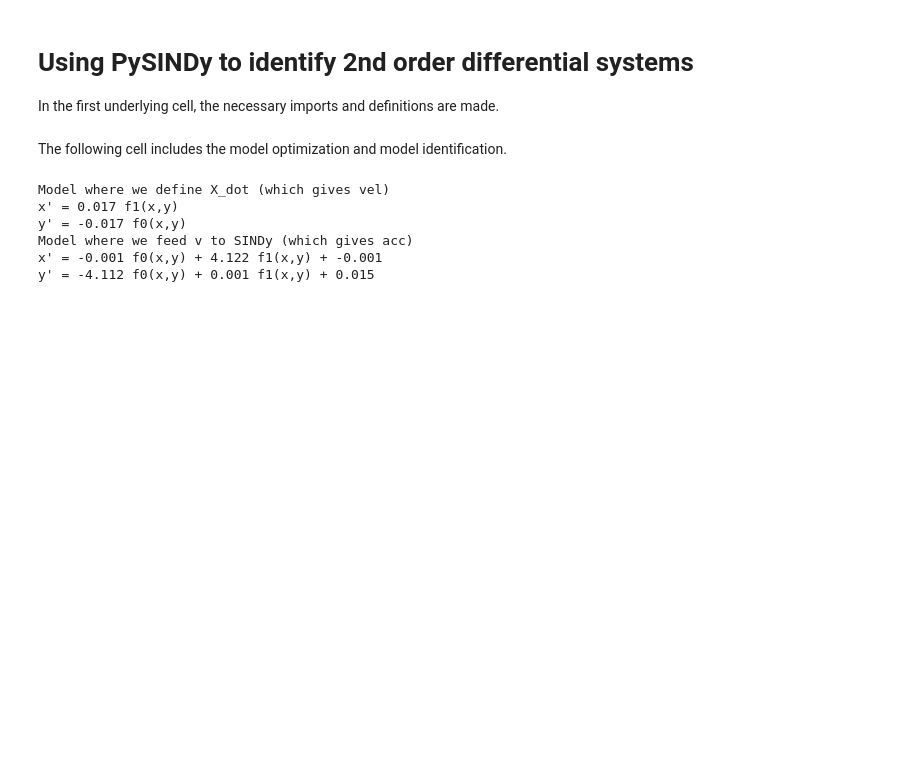
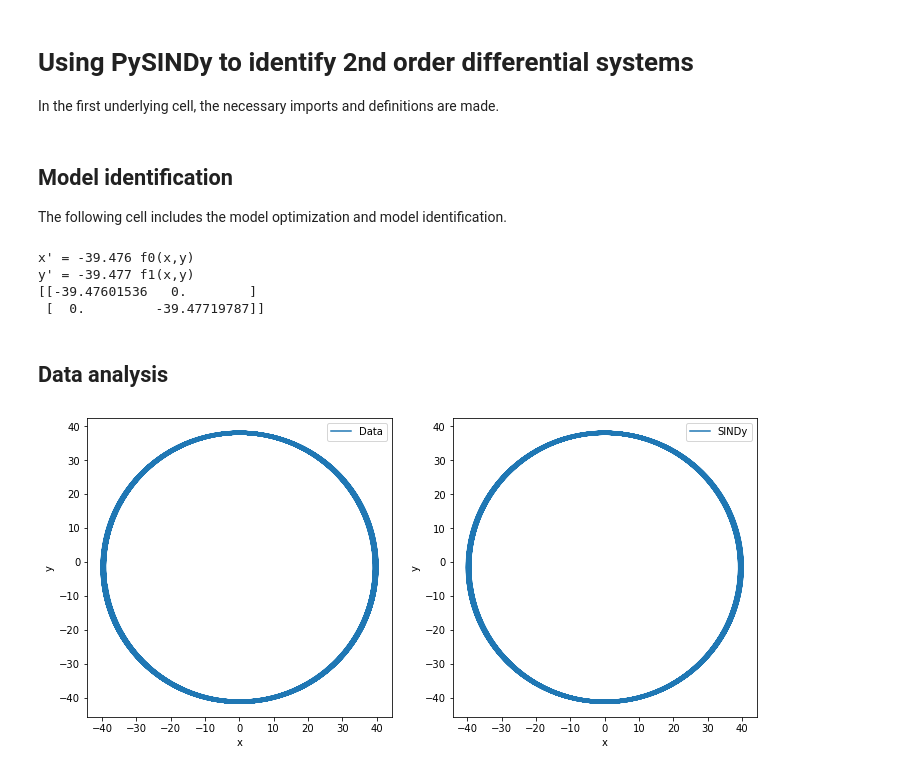
Before and after one commit to tobiashalling/SolarSINDy, a Jupyter notebook: SINDy pretty.ipynb, the cells around one changed output. Saved outputs shown, nothing was run; the diff lists cells and outputs as text; code cells hidden in the pictures; blank space fills up the shorter version.

```diff
--- a/SINDy pretty.ipynb
+++ b/SINDy pretty.ipynb
@@ -1,3 +1,12 @@
+# %%
+def plot(x, y, x_model, y_model):
+    fig, ax = plt.subplots(1, 2, figsize=(12, 5.5))
+    ax[0].plot(x, y, label='Data')
+    ax[1].plot(x_model, y_model, label='SINDy')
+    ax[0].set(xlabel='x', ylabel='y')
+    ax[1].set(xlabel='x', ylabel='y')
+    ax[0].legend()
+    ax[1].legend()
 # %% [markdown]
 # Using PySINDy to identify 2nd order differential systems
 
@@ -8,23 +17,23 @@ import numpy as np
 import matplotlib.pyplot as plt
 from pysindy.feature_library import ConcatLibrary, CustomLibrary
 
-x = np.load('earth_pos.npy')
-x = np.delete(x, 2, 1) # deletes z-coordinates
-v = np.load('earth_vel.npy')
-v = np.delete(v, 2, 1) # deletes z-coordinates
+x = np.load('t_earth_pos.npy')
+v = np.load('t_earth_vel.npy')
+a = np.load('t_earth_acc.npy')
 
 t = np.arange(0, x.shape[0], 1) # timesteps in days
 
 functions = [lambda x,y : x/(x**2+y**2)**(3/2), lambda x,y : y/(x**2+y**2)**(3/2)] # The specific functions we're looking for
 lib_custom = CustomLibrary(library_functions=functions) # defines the custom library we want to use
-lib_concat = ConcatLibrary([lib_custom])
 # %% [markdown]
+## Model identification
+
 The following cell includes the model optimization and model identification.
 # %%
-optimizer = ps.STLSQ(threshold=1e-15, fit_intercept=True)
+optimizer = ps.STLSQ(threshold=1)
 
 model = ps.SINDy(
-        feature_library = lib_concat,
+        feature_library = lib_custom,
         optimizer=optimizer,
         feature_names = ['x', 'y'])
 
@@ -32,17 +41,29 @@ xd = np.gradient(x[:, 0], t)
 yd = np.gradient(x[:, 1], t)
 dot = np.array([xd, yd]).T # .T is to transpose the array
 
-print('Model where we define X_dot (which gives vel)')
-model.fit(x, t=t, x_dot=dot)
+
+model.fit(x, t=t, x_dot=a)
 model.print()
-
-print('Model where we feed v to SINDy (which gives acc)')
-model.fit(v, t=t)
-model.print()
+coef = model.coefficients()
+print(coef)
 # %% [output]
-Model where we define X_dot (which gives vel)
-x' = 0.017 f1(x,y)
-y' = -0.017 f0(x,y)
-Model where we feed v to SINDy (which gives acc)
-x' = -0.001 f0(x,y) + 4.122 f1(x,y) + -0.001
-y' = -4.112 f0(x,y) + 0.001 f1(x,y) + 0.015
+x' = -39.476 f0(x,y)
+y' = -39.477 f1(x,y)
+[[-39.47601536   0.        ]
+ [  0.         -39.47719787]]
+# %% [markdown]
+## Data analysis
+# %%
+def f0(x, y):
+    F0 = x/(x**2+y**2)**(3/2)
+    return F0
+
+def f1(x, y):
+    F1 = y/(x**2+y**2)**(3/2)
+    return F1
+
+a_x, a_y = coef[0,0]*f0(x[:, 0], x[:, 1]), coef[1,1]*f1(x[:, 0], x[:, 1])
+
+plot(a[:, 0], a[:, 1], a_x, a_y)
+# %% [output]
+[figure, added]
```
Also changed, not shown: 26 other files.
